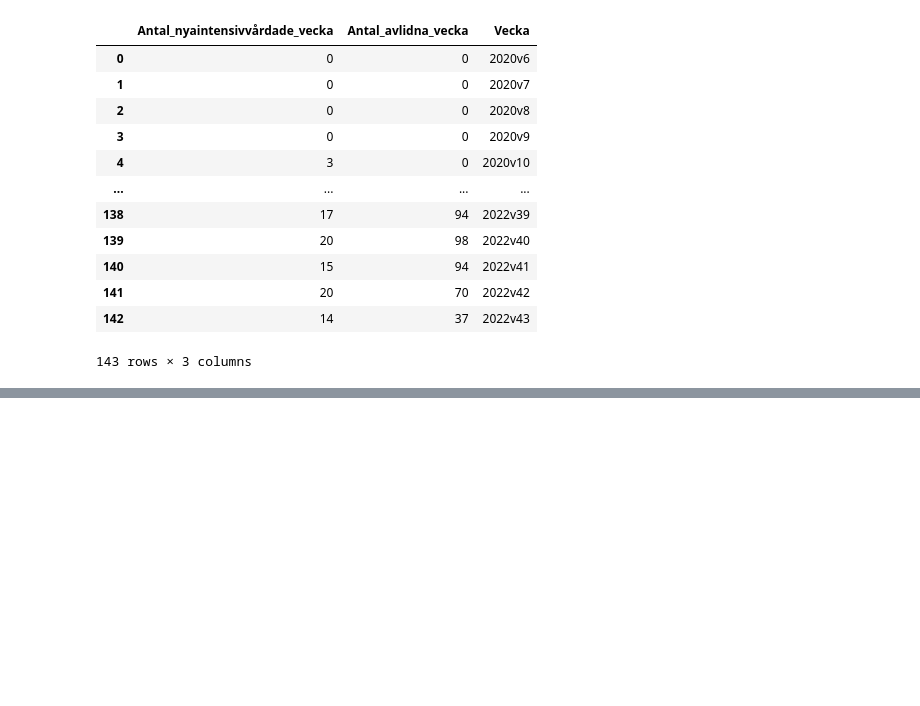
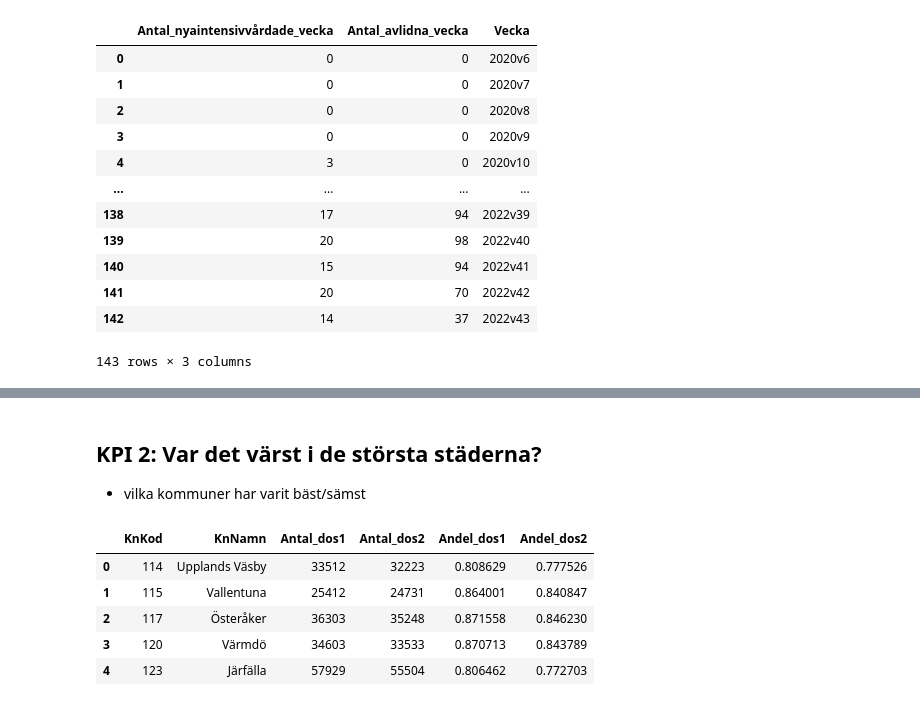
Before and after one commit to Razjoh/Databehandling-Rasmus-Johansson, a Jupyter notebook: Labb/Uppgift3.ipynb, the cells around one changed output, grey strips where cells are left out. Cells and saved outputs as stored; diff of their text form; code cells hidden in the pictures; blank space fills up the shorter version.

```diff
--- a/Labb/Uppgift3.ipynb
+++ b/Labb/Uppgift3.ipynb
@@ -112,0 +141,15 @@ df_cases_country
+# %% [markdown]
+## KPI 2: Var det värst i de största städerna?
+
+- vilka kommuner har varit bäst/sämst
+# %%
+
+df_vaccine_city = pd.read_excel("Folkhalsomyndigheten_Covid19_Vaccine.xlsx", sheet_name= "Vaccinerade kommun")
+df_vaccine_city.head()
+# %% [output]
+|  | KnKod | KnNamn | Antal_dos1 | Antal_dos2 | Andel_dos1 | Andel_dos2 |
+| 0 | 114 | Upplands Väsby | 33512 | 32223 | 0.808629 | 0.777526 |
+| 1 | 115 | Vallentuna | 25412 | 24731 | 0.864001 | 0.840847 |
+| 2 | 117 | Österåker | 36303 | 35248 | 0.871558 | 0.846230 |
+| 3 | 120 | Värmdö | 34603 | 33533 | 0.870713 | 0.843789 |
+| 4 | 123 | Järfälla | 57929 | 55504 | 0.806462 | 0.772703 |
```
Also changed, not shown: parts of 10 cells of this notebook.
